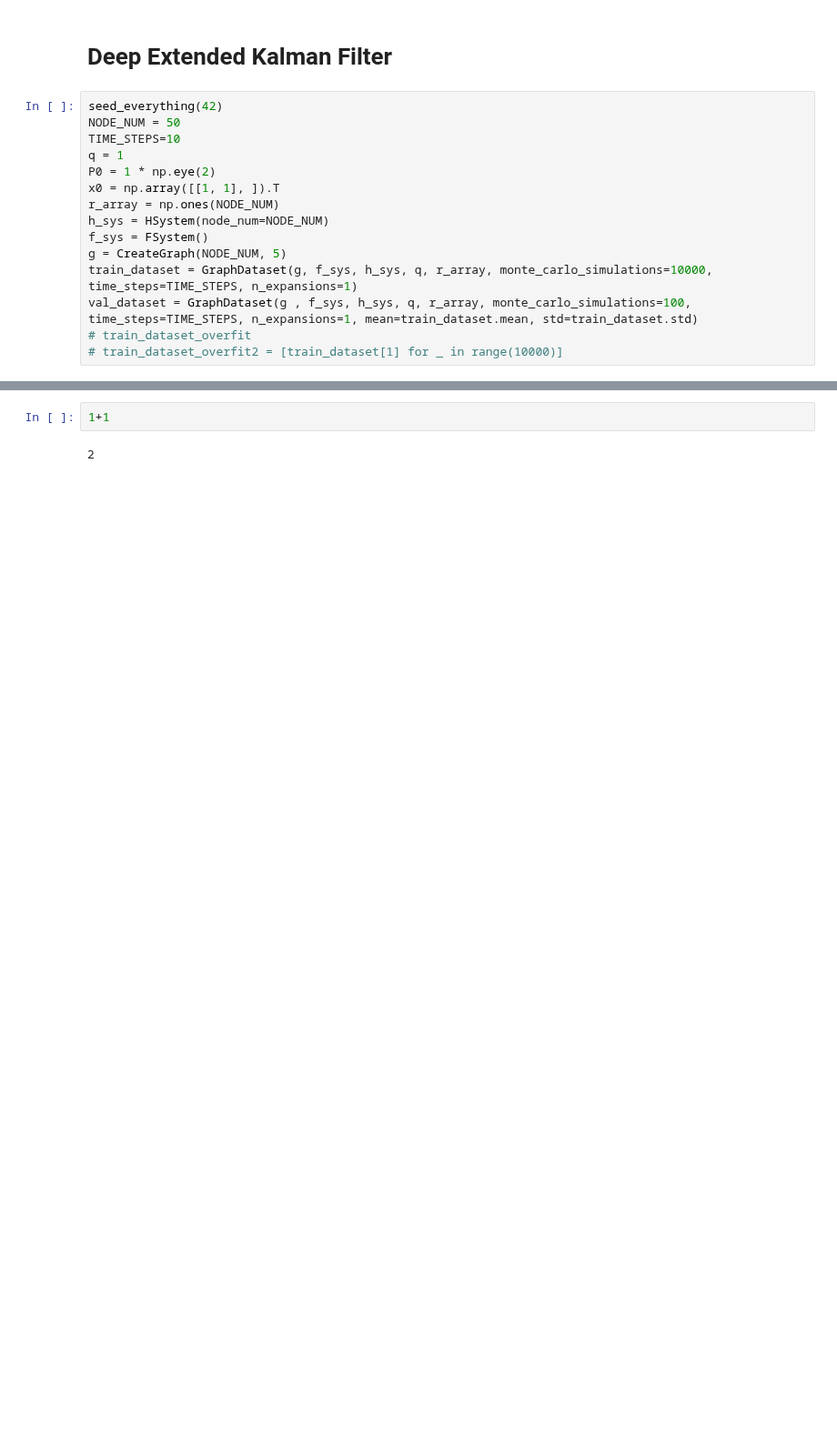
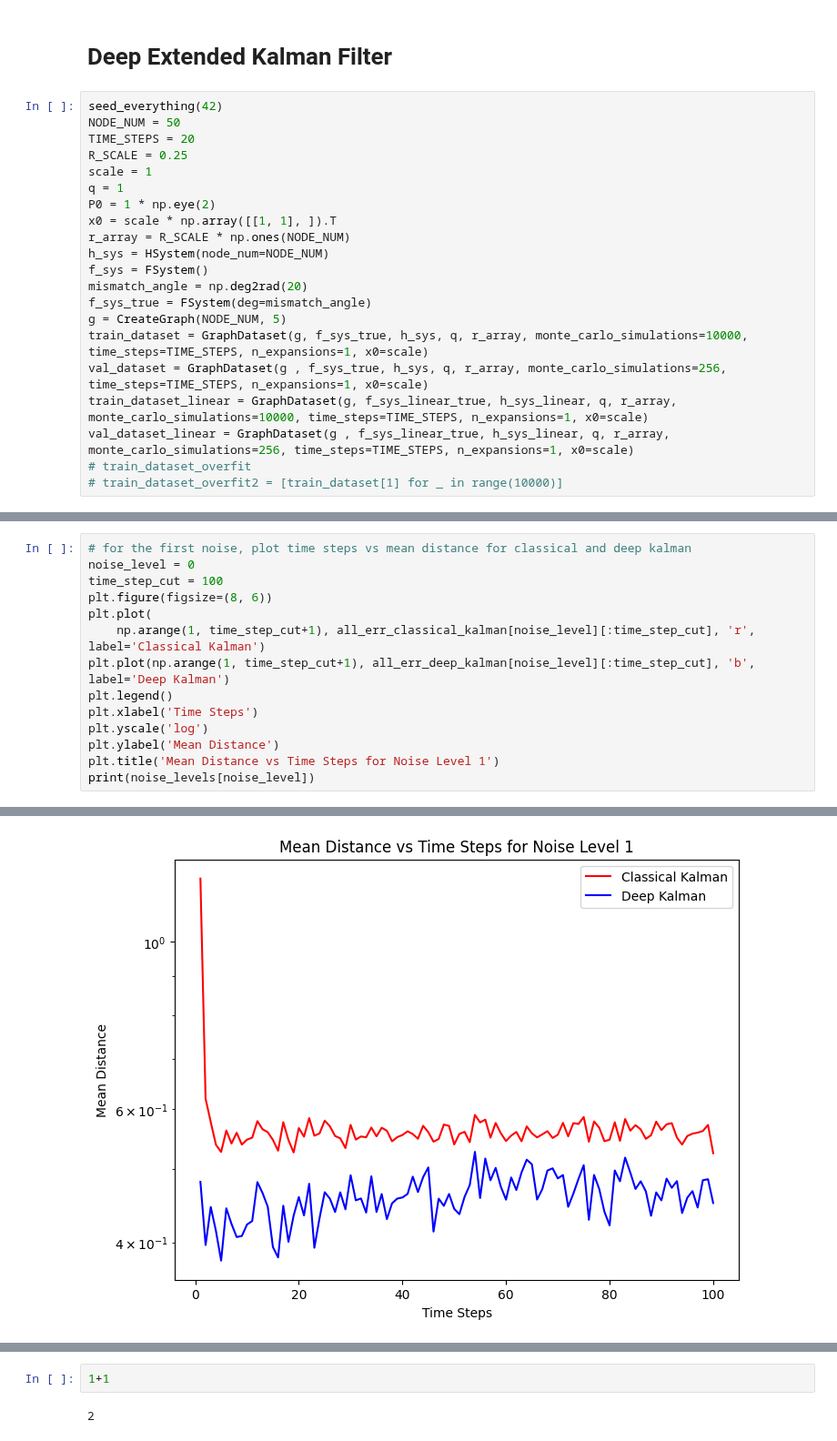
Before and after one commit to AvivG123/distributedKNET, a Jupyter notebook: notebooks/non_linear_simulation.ipynb, the cells around one changed output, grey strips where cells are left out. Shown at 91% size. Cells and saved outputs as stored; diff of their text form; blank space fills up the shorter version.

Commit message:
all model evaluations, adding gnn-rnn model. plot creations

```diff
--- a/notebooks/non_linear_simulation.ipynb
+++ b/notebooks/non_linear_simulation.ipynb
@@ -130,15 +86,21 @@ plt.show()
 # %%
 seed_everything(42)
 NODE_NUM = 50
-TIME_STEPS=10
+TIME_STEPS = 20
+R_SCALE = 0.25
+scale = 1
 q = 1
 P0 = 1 * np.eye(2)
-x0 = np.array([[1, 1], ]).T
-r_array = np.ones(NODE_NUM)
+x0 = scale * np.array([[1, 1], ]).T
+r_array = R_SCALE * np.ones(NODE_NUM)
 h_sys = HSystem(node_num=NODE_NUM)
 f_sys = FSystem()
+mismatch_angle = np.deg2rad(20)
+f_sys_true = FSystem(deg=mismatch_angle)
 g = CreateGraph(NODE_NUM, 5)
-train_dataset = GraphDataset(g, f_sys, h_sys, q, r_array, monte_carlo_simulations=10000, time_steps=TIME_STEPS, n_expansions=1)
-val_dataset = GraphDataset(g , f_sys, h_sys, q, r_array, monte_carlo_simulations=100, time_steps=TIME_STEPS, n_expansions=1, mean=train_dataset.mean, std=train_dataset.std)
+train_dataset = GraphDataset(g, f_sys_true, h_sys, q, r_array, monte_carlo_simulations=10000, time_steps=TIME_STEPS, n_expansions=1, x0=scale)
+val_dataset = GraphDataset(g , f_sys_true, h_sys, q, r_array, monte_carlo_simulations=256, time_steps=TIME_STEPS, n_expansions=1, x0=scale)
+train_dataset_linear = GraphDataset(g, f_sys_linear_true, h_sys_linear, q, r_array, monte_carlo_simulations=10000, time_steps=TIME_STEPS, n_expansions=1, x0=scale)
+val_dataset_linear = GraphDataset(g , f_sys_linear_true, h_sys_linear, q, r_array, monte_carlo_simulations=256, time_steps=TIME_STEPS, n_expansions=1, x0=scale)
 # train_dataset_overfit
 # train_dataset_overfit2 = [train_dataset[1] for _ in range(10000)]
@@ -295,0 +251,15 @@ RuntimeError: shape '[5, 50, 10, 1]' is invalid for input of size 500
+# %%
+# for the first noise, plot time steps vs mean distance for classical and deep kalman
+noise_level = 0
+time_step_cut = 100
+plt.figure(figsize=(8, 6))
+plt.plot(
+    np.arange(1, time_step_cut+1), all_err_classical_kalman[noise_level][:time_step_cut], 'r', label='Classical Kalman')
+plt.plot(np.arange(1, time_step_cut+1), all_err_deep_kalman[noise_level][:time_step_cut], 'b', label='Deep Kalman')
+plt.legend()
+plt.xlabel('Time Steps')
+plt.yscale('log')
+plt.ylabel('Mean Distance')
+plt.title('Mean Distance vs Time Steps for Noise Level 1')
+print(noise_levels[noise_level])
+# %% [output]
@@ -295,0 +267 @@ RuntimeError: shape '[5, 50, 10, 1]' is invalid for input of size 500
+[figure, added]
```
Also changed, not shown: parts of 69 cells of this notebook, 4 other files.
